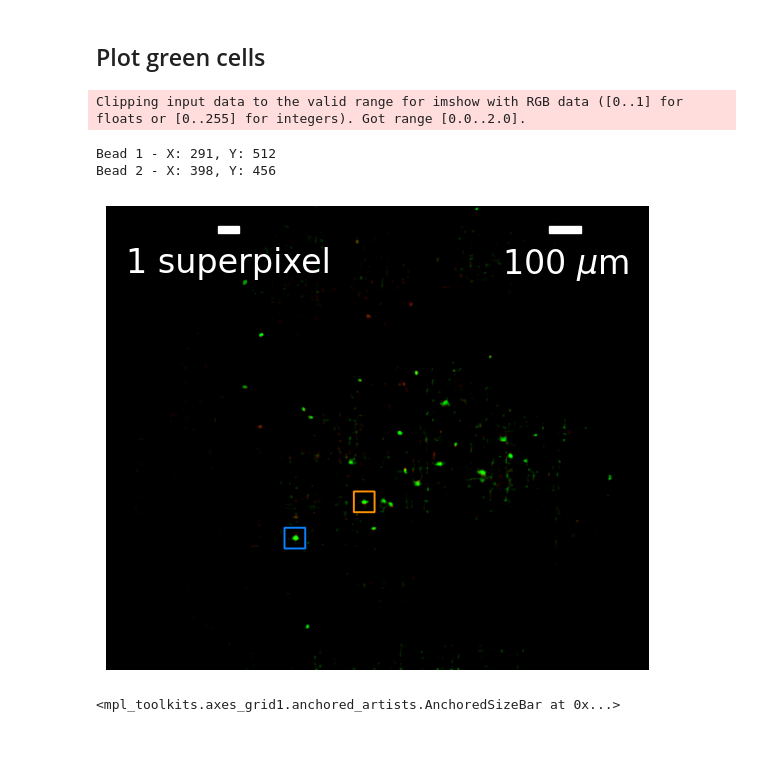
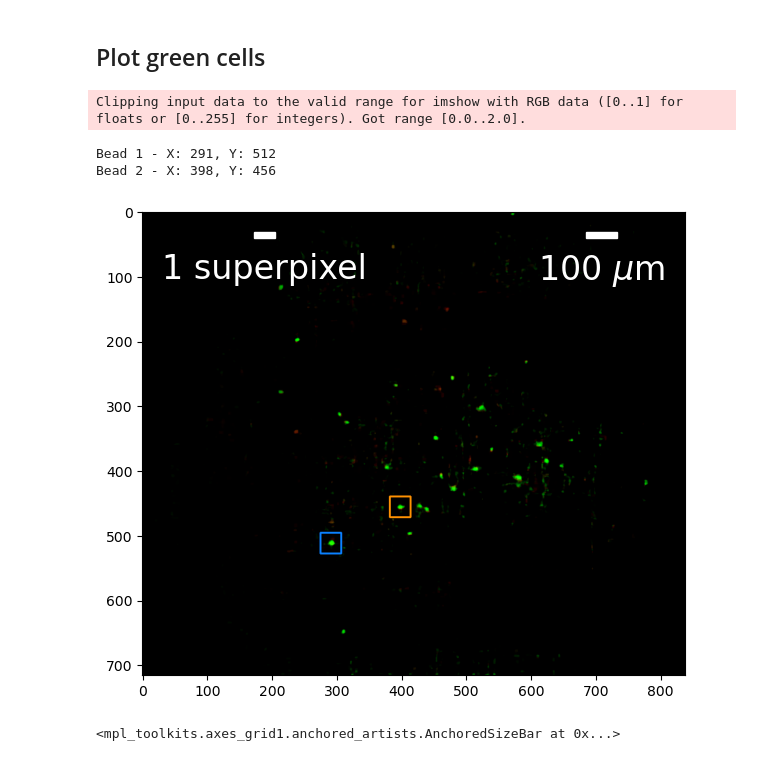
Before and after one commit to neerja/spectraldiffuserscope, a Jupyter notebook: JaxCode/Figure_Notebooks/fig_fixedcells.ipynb, the cells around one changed output. Drawn from its saved outputs; the diff is of its cells as text; code cells hidden in the pictures.

```diff
--- a/JaxCode/Figure_Notebooks/fig_fixedcells.ipynb
+++ b/JaxCode/Figure_Notebooks/fig_fixedcells.ipynb
@@ -98,31 +103,31 @@ superpixel_size = 160 # um
 # %%
 datafolder = '../Results/FOM2024'
 file = 'huvec_celltrackergreen_10xmeas.tiff_thr=6e-05_xytv=1e-06_lamtv=2e-06_kmax=2000_stepsize=0.1_downsample=2.npy'
 
 xk = np.load(os.path.join(datafolder, file))
 HSI_data = np.transpose(xk, (1,2,0))
 HSI_data = np.reshape(HSI_data, [-1,xk.shape[0]])
 false_color = sdc.HSI2RGB(wavelengths, HSI_data ,xk.shape[1],xk.shape[2], 65, False)
 skip =[]#  [0,1]#[0,3]
 
 bead_locations, recon_annotated = findbeadsinimage(false_color, 50, skip = skip ,maxnum = 2, label_bead = False)
 
 # Display the image with boxes and labels
 fig, ax = plt.subplots(figsize=(7, 7))
 scalebar = drawscalebar(ax,superpixel_size,recon_pixel_size)
 plt.imshow(recon_annotated**1.8*2)
-plt.axis('off')
+# plt.axis('off')
 ax.add_artist(scalebar)
 scalebarum = drawscalebar(ax, 100, recon_pixel_size, mag = mag_size, scalebarname='100 $\mu$m', loc = 'upper right')
 ax.add_artist(scalebarum)
 # Print the bead locations
 for i, (cx, cy) in enumerate(bead_locations):
     print(f"Bead {i+1} - X: {cx}, Y: {cy}")
 # %% [output]
 Clipping input data to the valid range for imshow with RGB data ([0..1] for floats or [0..255] for integers). Got range [0.0..2.0].
 Bead 1 - X: 291, Y: 512
 Bead 2 - X: 398, Y: 456
-[figure, old version]
+[figure, new version]
 # %%
 crop_indices = [420,1852,1150,2826] #top bottom left default: [320,1652,1350,2726]
 datafolder = '/media/azuldata/neerja/2024-02-13_huvec/huvec_celltrackergreenorange_10x/'
```
Also changed, not shown: parts of 10 cells of this notebook, 4 other files.
